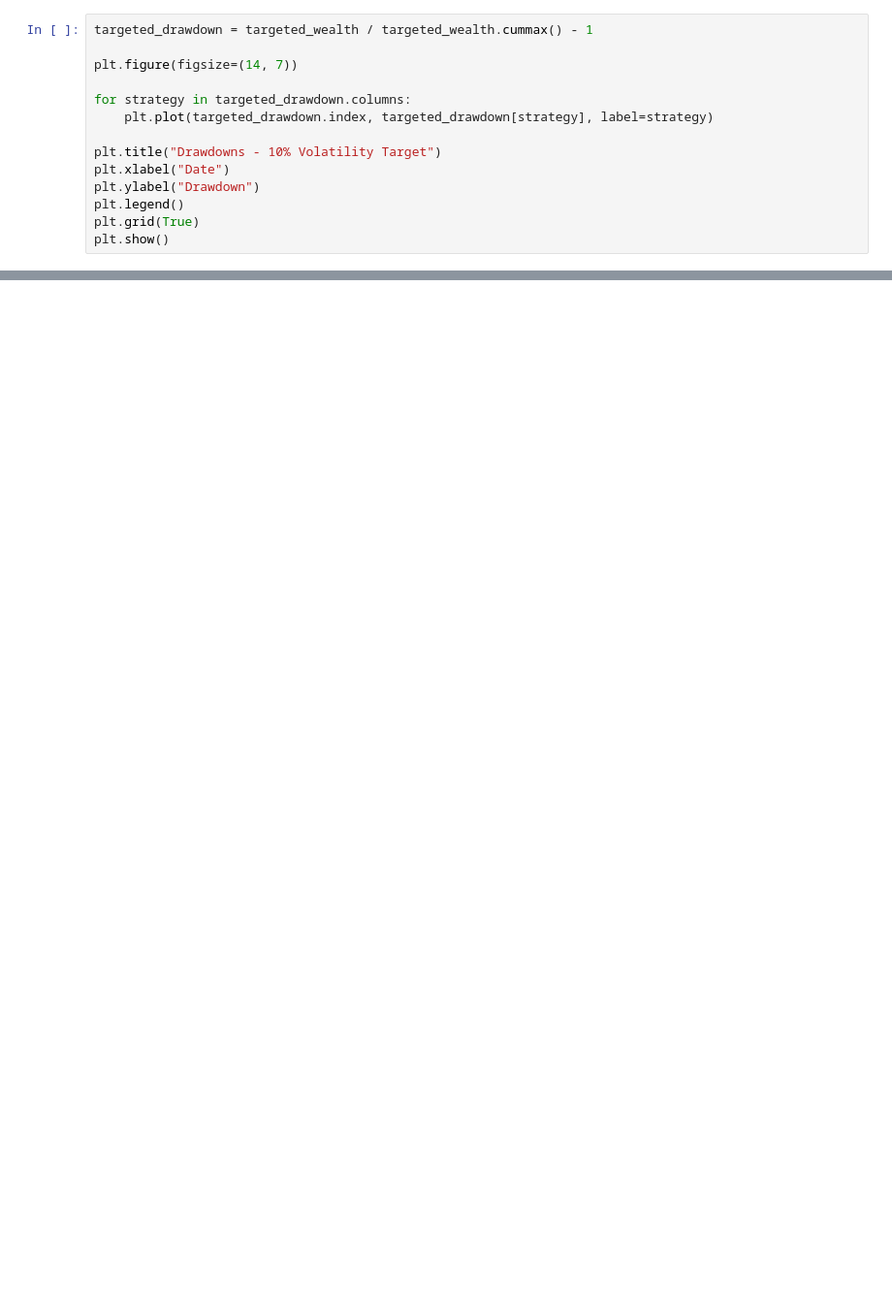
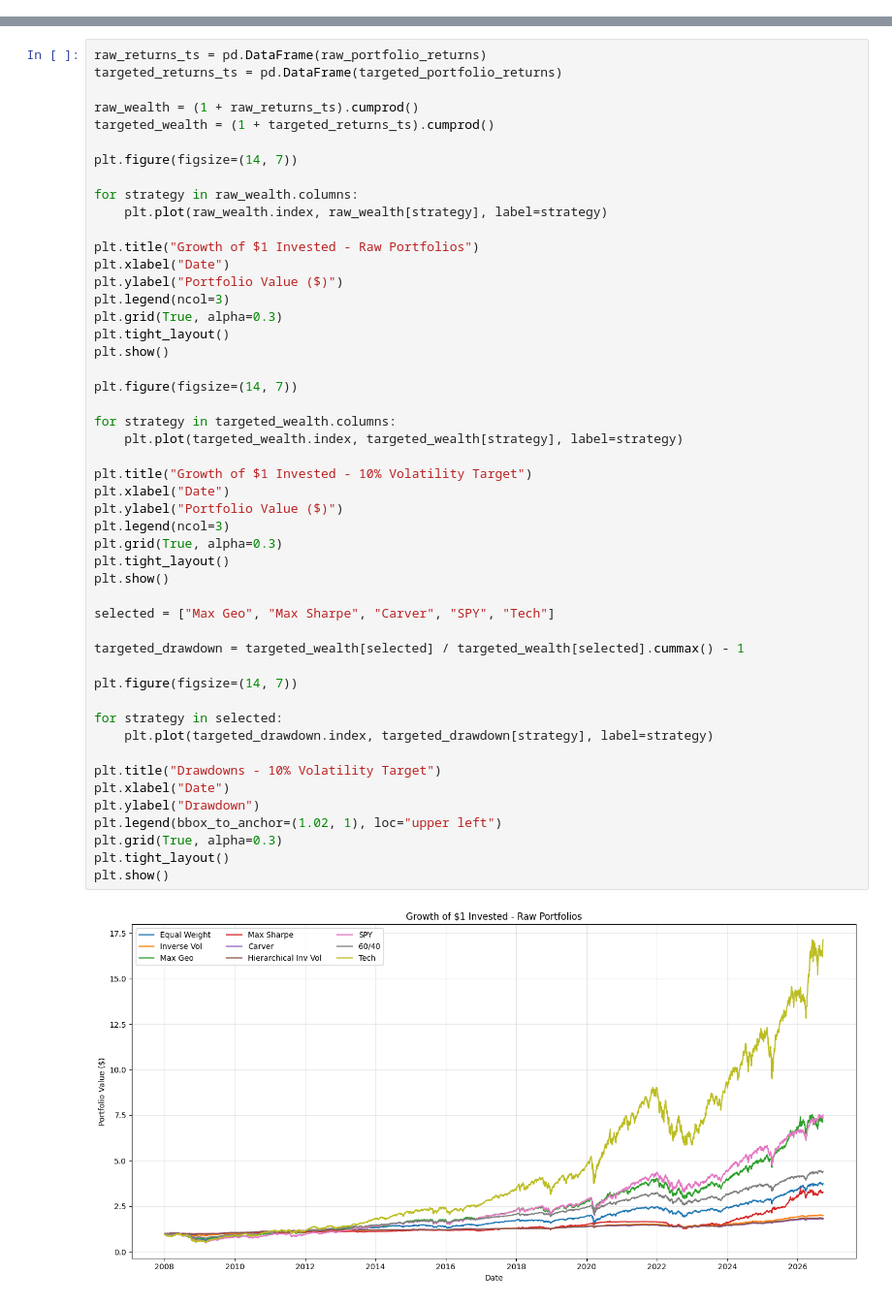
Before and after one commit to liadslnt/smart-portfolio, a Jupyter notebook: notebooks/04_backtesting.ipynb, the cells around one changed output, grey strips where cells are left out. Shown at 97% size. Saved outputs shown, nothing was run; the diff lists cells and outputs as text; blank space fills up the shorter version.

```diff
--- a/notebooks/04_backtesting.ipynb
+++ b/notebooks/04_backtesting.ipynb
@@ -283,14 +67,0 @@ VOL-TARGETED TURNOVER
-# %%
-targeted_drawdown = targeted_wealth / targeted_wealth.cummax() - 1
-
-plt.figure(figsize=(14, 7))
-
-for strategy in targeted_drawdown.columns:
-    plt.plot(targeted_drawdown.index, targeted_drawdown[strategy], label=strategy)
-
-plt.title("Drawdowns - 10% Volatility Target")
-plt.xlabel("Date")
-plt.ylabel("Drawdown")
-plt.legend()
-plt.grid(True)
-plt.show()
@@ -298,0 +347,51 @@ plt.show()
+# %%
+raw_returns_ts = pd.DataFrame(raw_portfolio_returns)
+targeted_returns_ts = pd.DataFrame(targeted_portfolio_returns)
+
+raw_wealth = (1 + raw_returns_ts).cumprod()
+targeted_wealth = (1 + targeted_returns_ts).cumprod()
+
+plt.figure(figsize=(14, 7))
+
+for strategy in raw_wealth.columns:
+    plt.plot(raw_wealth.index, raw_wealth[strategy], label=strategy)
+
+plt.title("Growth of $1 Invested - Raw Portfolios")
+plt.xlabel("Date")
+plt.ylabel("Portfolio Value ($)")
+plt.legend(ncol=3)
+plt.grid(True, alpha=0.3)
+plt.tight_layout()
+plt.show()
+
+plt.figure(figsize=(14, 7))
+
+for strategy in targeted_wealth.columns:
+    plt.plot(targeted_wealth.index, targeted_wealth[strategy], label=strategy)
+
+plt.title("Growth of $1 Invested - 10% Volatility Target")
+plt.xlabel("Date")
+plt.ylabel("Portfolio Value ($)")
+plt.legend(ncol=3)
+plt.grid(True, alpha=0.3)
+plt.tight_layout()
+plt.show()
+
+selected = ["Max Geo", "Max Sharpe", "Carver", "SPY", "Tech"]
+
+targeted_drawdown = targeted_wealth[selected] / targeted_wealth[selected].cummax() - 1
+
+plt.figure(figsize=(14, 7))
+
+for strategy in selected:
+    plt.plot(targeted_drawdown.index, targeted_drawdown[strategy], label=strategy)
+
+plt.title("Drawdowns - 10% Volatility Target")
+plt.xlabel("Date")
+plt.ylabel("Drawdown")
+plt.legend(bbox_to_anchor=(1.02, 1), loc="upper left")
+plt.grid(True, alpha=0.3)
+plt.tight_layout()
+plt.show()
+# %% [output]
+[figure, added]
```
Also changed, not shown: parts of 12 cells of this notebook.
